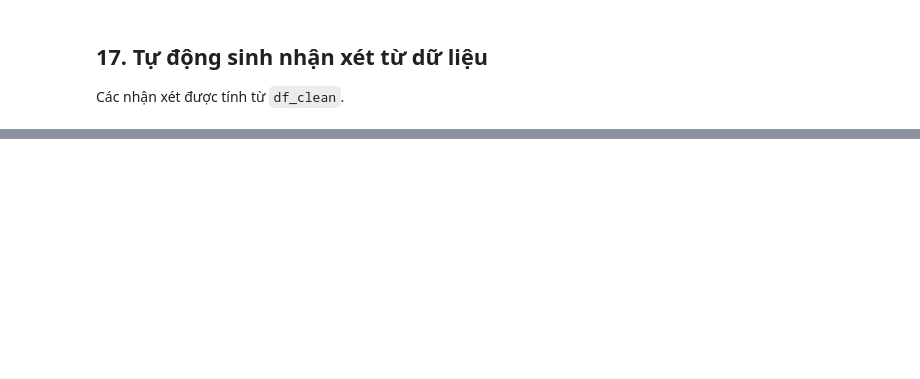
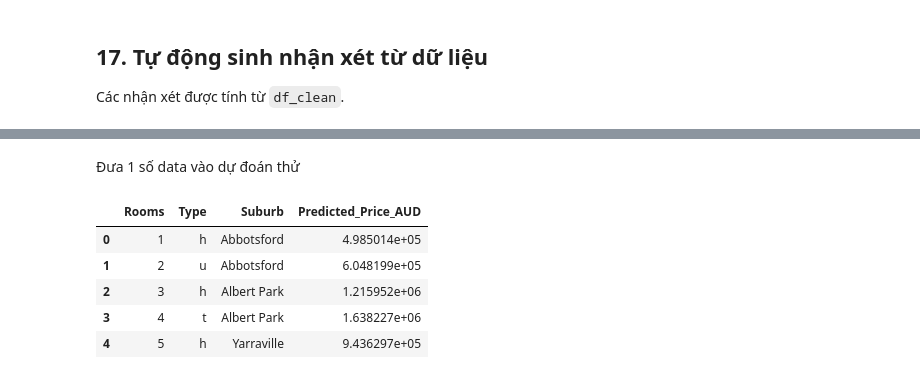
Before and after one commit to KhaiNguyen54/2611COMP1804-LapTrinhPython-DoAnGK, a Jupyter notebook: melbourne_data_analysis_pipeline.ipynb, the cells around one changed output, grey strips where cells are left out. Cells and saved outputs as stored; diff of their text form; code cells hidden in the pictures; blank space fills up the shorter version.

```diff
--- a/melbourne_data_analysis_pipeline.ipynb
+++ b/melbourne_data_analysis_pipeline.ipynb
@@ -673,0 +1148,51 @@ print("\nĐã lưu nhận xét vào:", OUTPUT_DIR / "findings.txt")
+# %% [markdown]
+Đưa 1 số data vào dự đoán thử
+# %%
+# 1. Đường dẫn đúng tới model đã lưu
+PROJECT_DIR = Path.cwd()
+model_path = PROJECT_DIR / "models" / "best_pipeline.joblib"
+loaded_model = joblib.load(model_path)
+
+# 2. Tạo DataFrame thử nghiệm với đầy đủ các thuộc tính - chỉ có 5 data mẫu
+# Pipeline yêu cầu đúng 23 cột đặc trưng như đã định nghĩa khi train
+data = {
+    "Rooms": [1, 2, 3, 4, 5],
+    "Bedroom2": [1, 1, 2, 2, 3],
+    "Bathroom": [1, 1, 1, 2, 2],
+    "Car": [0, 1, 1, 1, 2],
+    "Distance": [10.0, 20.0, 30.0, 40.0, 50.0],
+    "Landsize": [100.0, 200.0, 300.0, 400.0, 500.0],
+    "BuildingArea": [50.0, 100.0, 150.0, 200.0, 250.0],
+    "YearBuilt": [2000, 1990, 1980, 1970, 2010],
+    "Lattitude": [-37.8, -37.8, -37.8, -37.8, -37.8],
+    "Longtitude": [145.0, 145.0, 145.0, 145.0, 145.0],
+    "Propertycount": [4000, 4000, 4000, 4000, 4000],
+    "Car_was_missing": [0, 0, 0, 0, 0],
+    "BuildingArea_was_missing": [0, 0, 0, 0, 0],
+    "YearBuilt_was_missing": [0, 0, 0, 0, 0],
+    "CouncilArea_was_missing": [0, 0, 0, 0, 0],
+    "SaleYear": [2016, 2016, 2017, 2017, 2017],
+    "SaleMonth": [5, 6, 7, 8, 9],
+    "Suburb": ["Abbotsford", "Abbotsford", "Albert Park", "Albert Park", "Yarraville"],
+    "Type": ["h", "u", "h", "t", "h"],
+    "Method": ["S", "S", "S", "SP", "PI"],
+    "Postcode": [3067, 3067, 3206, 3206, 3013],
+    "CouncilArea": ["Yarra", "Yarra", "Port Phillip", "Port Phillip", "Maribyrnong"],
+    "Regionname": ["Northern Metropolitan", "Northern Metropolitan", "Southern Metropolitan", "Southern Metropolitan", "Western Metropolitan"]
+}
+
+predict_df = pd.DataFrame(data)
+
+# 3. Dự đoán giá nhà (đầu ra sẽ tự động được expm1 về giá trị gốc nhờ TransformedTargetRegressor)
+predictions = loaded_model.predict(predict_df)
+
+# 4. Hiển thị kết quả dự đoán
+predict_df["Predicted_Price_AUD"] = predictions
+display(predict_df[["Rooms", "Type", "Suburb", "Predicted_Price_AUD"]])
+# %% [output]
+|  | Rooms | Type | Suburb | Predicted_Price_AUD |
+| 0 | 1 | h | Abbotsford | 4.985014e+05 |
+| 1 | 2 | u | Abbotsford | 6.048199e+05 |
+| 2 | 3 | h | Albert Park | 1.215952e+06 |
+| 3 | 4 | t | Albert Park | 1.638227e+06 |
+| 4 | 5 | h | Yarraville | 9.436297e+05 |
```
Also changed, not shown: parts of 28 cells of this notebook, 9 other files.
